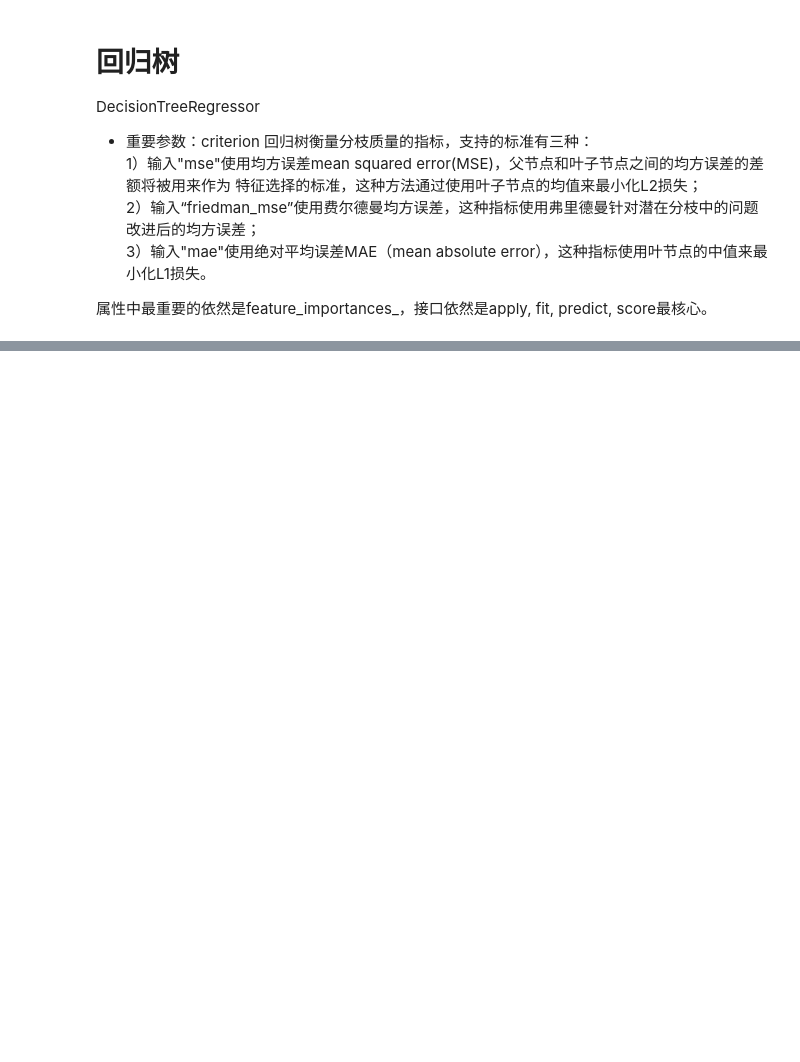
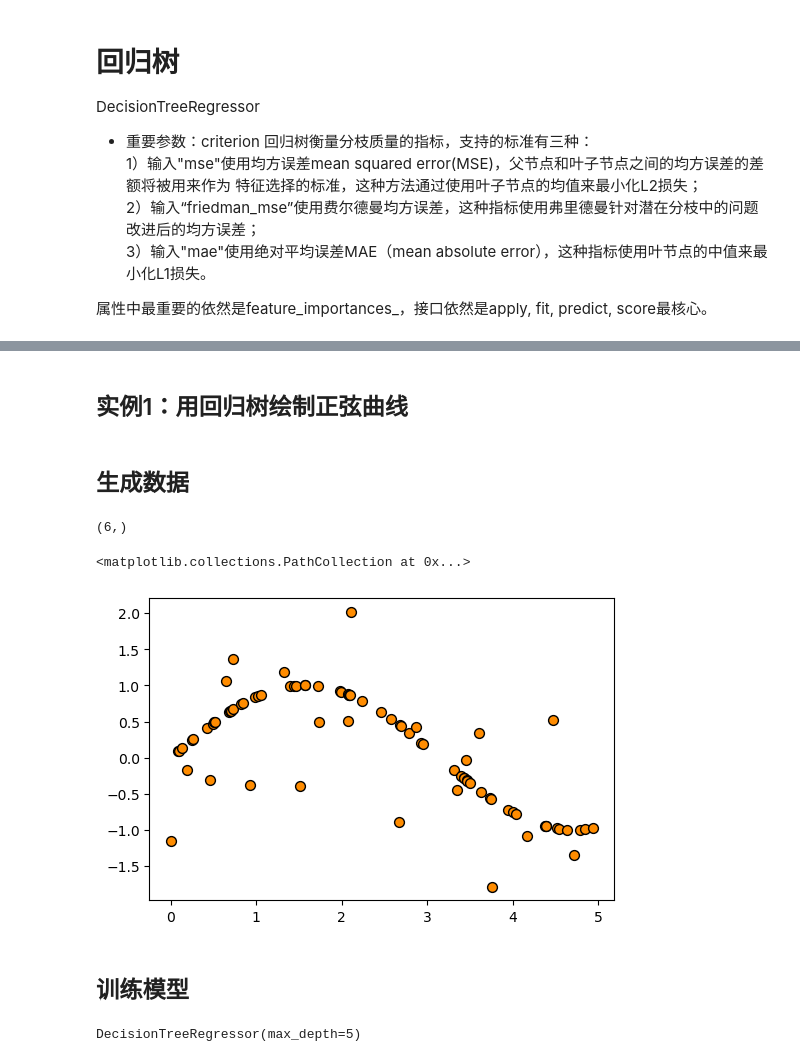
Before and after one commit to MemorialCheng/zero2one, a Jupyter notebook: BI/sklearn/chapter01_DecisionTree/决策树_回归树.ipynb, the cells around one changed output, grey strips where cells are left out. Cells and saved outputs as stored; diff of their text form; code cells hidden in the pictures; blank space fills up the shorter version.

```diff
--- a/BI/sklearn/chapter01_DecisionTree/决策树_回归树.ipynb
+++ b/BI/sklearn/chapter01_DecisionTree/决策树_回归树.ipynb
@@ -11,0 +56,2 @@ DecisionTreeRegressor
+# %% [markdown]
+## 实例1：用回归树绘制正弦曲线
@@ -11,0 +62,32 @@ DecisionTreeRegressor
+# %% [markdown]
+## 生成数据
+# %%
+rng = np.random.RandomState(1)
+X = np.sort(5 * rng.rand(80,1), axis=0)
+y = np.sin(X).ravel()  # ravel降到1维
+y[::4] += 3 * (0.5 - rng.rand(20))  # 添加噪声
+# %%
+# np.random.rand(数组结构)，生成随机数组的函数
+# 了解降维函数ravel()的用法
+np.random.random((2,3))
+np.random.random((2,3)).ravel()
+np.random.random((2,3)).ravel().shape
+# %% [output]
+(6,)
+# %%
+import matplotlib.pyplot as plt
+
+plt.figure(figsize=(6,4), dpi=100)
+plt.scatter(X, y, s=50, edgecolor="black", c="darkorange", label="sin_data")
+# %% [output]
+<matplotlib.collections.PathCollection at 0x...>
+[figure, added]
+# %% [markdown]
+## 训练模型
+# %%
+regr_1 = DecisionTreeRegressor(max_depth=2)
+regr_2 = DecisionTreeRegressor(max_depth=5)
+regr_1.fit(X, y)
+regr_2.fit(X, y)
+# %% [output]
+DecisionTreeRegressor(max_depth=5)
```
Also changed, not shown: parts of 11 cells of this notebook.
